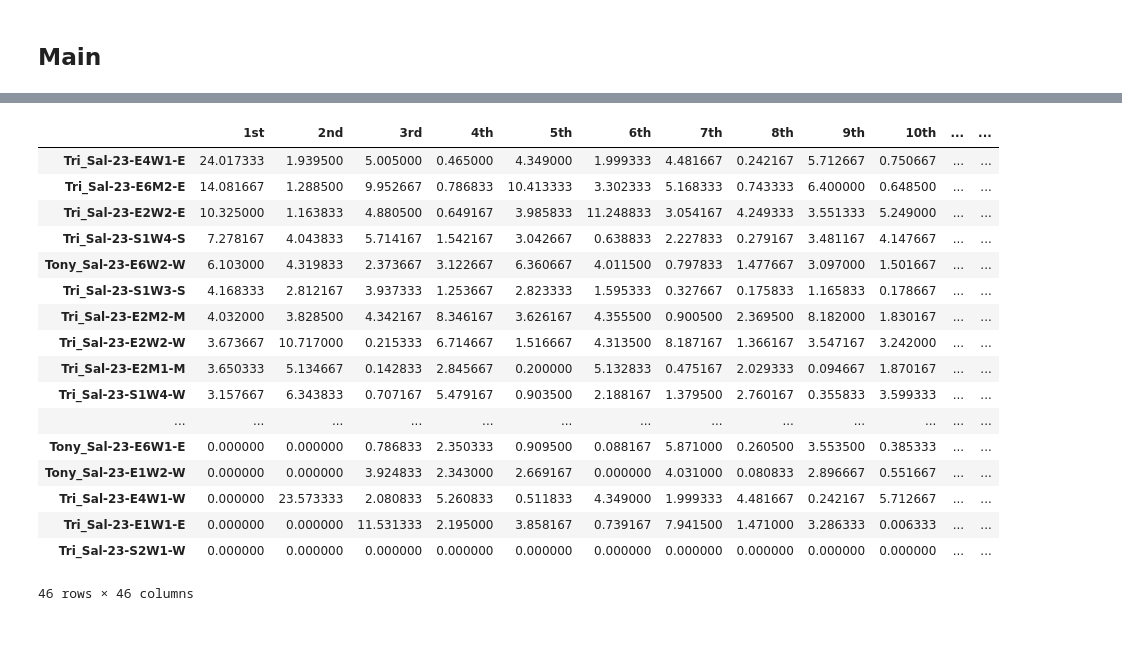
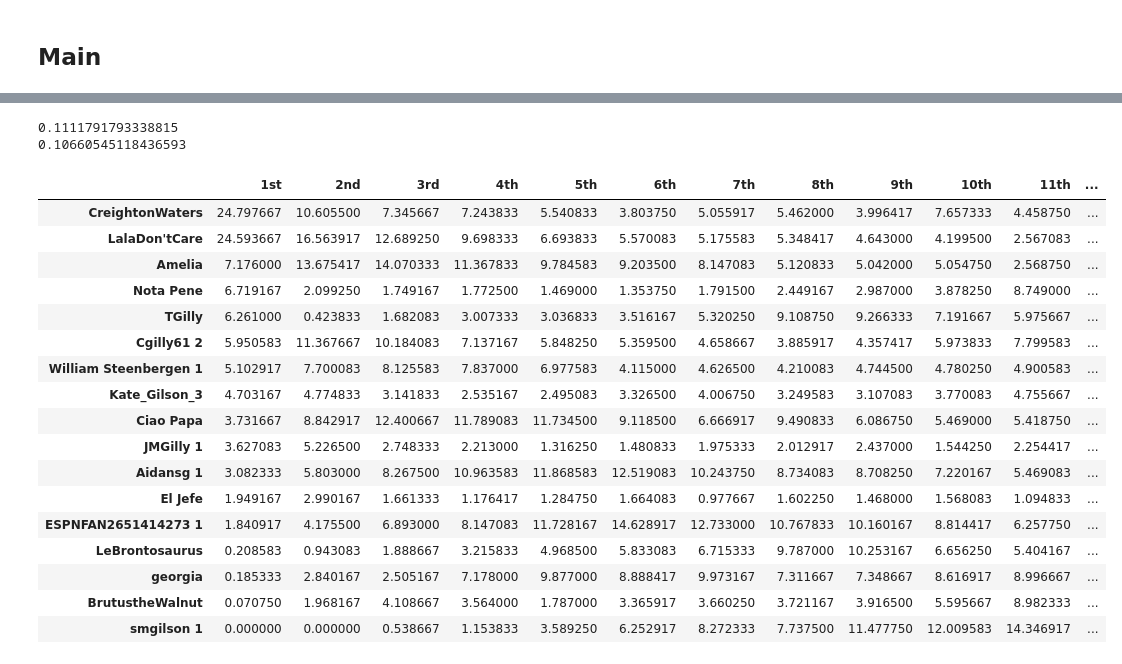
Before and after one commit to Aidan-Gilson/NCAA_Tournament, a Jupyter notebook: tournament.ipynb, the cells around one changed output, grey strips where cells are left out. Cells and saved outputs as stored; diff of their text form; code cells hidden in the pictures; blank space fills up the shorter version.

```diff
--- a/tournament.ipynb
+++ b/tournament.ipynb
@@ -385,7 +385,7 @@ seed_order = ['1', '16', "8", "9", "5", "12", "4", "13", "6", "11", "3", "14", "
 ## Main
 # %%
 # This is the only thing you need to change. Just change to the url of your group
-group_url = "https://fantasy.espncdn.com/tournament-challenge-bracket/2023/en/group?groupID=1030576"
+group_url = "https://fantasy.espn.com/tournament-challenge-bracket/2023/en/group?groupID=5270338"
 
 IDs = get_group(group_url)
 
@@ -404,3 +404,5 @@ https://fantasy.espn.com/tournament-challenge-bracket/2023/en/entry?entryID=8925
+# %%
+results['1'] = ['']
 # %%
 # Runs weighted Monte Carlo Simulation.
 # Weights are proportional to how likely that bracket is to happen based on historical matchups.
@@ -441,31 +461,34 @@ df
 # %%
 # Unweighted Monted Carlo Bracket. Means all possible brackets are equally likely (1 beating a 16 is the same odds as 16 beating a 1)
-total, std = comp_MC(results, brackets, samples = 100000, time_allocated=120, std_thresh=0.1)
+total, std = comp_MC(results, brackets, samples = 100000, time_allocated=300, std_thresh=0.1)
 total = total / np.sum(total[0]) * 100
 columns = ["1st", "2nd", "3rd"]
 for x in range(3, len(IDs)):
 	columns.append(str(x+1)+"th")
 rows = [entry[1] for entry in IDs]
 
 df = pd.DataFrame(total, columns = columns, index = rows)
 df = df.sort_values('1st', ascending=False)
+df.to_csv('Results/2023/DadAlwaysWins_begin_unweighted_sweet16.csv')
 df
 # %% [output]
+0.1111791793338815
+0.10660545118436593
-|  | 1st | 2nd | 3rd | 4th | 5th | 6th | 7th | 8th | 9th | 10th | ... | ... |
-| Tri_Sal-23-E4W1-E | 24.017333 | 1.939500 | 5.005000 | 0.465000 | 4.349000 | 1.999333 | 4.481667 | 0.242167 | 5.712667 | 0.750667 | ... | ... |
-| Tri_Sal-23-E6M2-E | 14.081667 | 1.288500 | 9.952667 | 0.786833 | 10.413333 | 3.302333 | 5.168333 | 0.743333 | 6.400000 | 0.648500 | ... | ... |
-| Tri_Sal-23-E2W2-E | 10.325000 | 1.163833 | 4.880500 | 0.649167 | 3.985833 | 11.248833 | 3.054167 | 4.249333 | 3.551333 | 5.249000 | ... | ... |
-| Tri_Sal-23-S1W4-S | 7.278167 | 4.043833 | 5.714167 | 1.542167 | 3.042667 | 0.638833 | 2.227833 | 0.279167 | 3.481167 | 4.147667 | ... | ... |
-| Tony_Sal-23-E6W2-W | 6.103000 | 4.319833 | 2.373667 | 3.122667 | 6.360667 | 4.011500 | 0.797833 | 1.477667 | 3.097000 | 1.501667 | ... | ... |
-| Tri_Sal-23-S1W3-S | 4.168333 | 2.812167 | 3.937333 | 1.253667 | 2.823333 | 1.595333 | 0.327667 | 0.175833 | 1.165833 | 0.178667 | ... | ... |
-| Tri_Sal-23-E2M2-M | 4.032000 | 3.828500 | 4.342167 | 8.346167 | 3.626167 | 4.355500 | 0.900500 | 2.369500 | 8.182000 | 1.830167 | ... | ... |
-| Tri_Sal-23-E2W2-W | 3.673667 | 10.717000 | 0.215333 | 6.714667 | 1.516667 | 4.313500 | 8.187167 | 1.366167 | 3.547167 | 3.242000 | ... | ... |
-| Tri_Sal-23-E2M1-M | 3.650333 | 5.134667 | 0.142833 | 2.845667 | 0.200000 | 5.132833 | 0.475167 | 2.029333 | 0.094667 | 1.870167 | ... | ... |
-| Tri_Sal-23-S1W4-W | 3.157667 | 6.343833 | 0.707167 | 5.479167 | 0.903500 | 2.188167 | 1.379500 | 2.760167 | 0.355833 | 3.599333 | ... | ... |
-| ... | ... | ... | ... | ... | ... | ... | ... | ... | ... | ... | ... | ... |
-| Tony_Sal-23-E6W1-E | 0.000000 | 0.000000 | 0.786833 | 2.350333 | 0.909500 | 0.088167 | 5.871000 | 0.260500 | 3.553500 | 0.385333 | ... | ... |
-| Tony_Sal-23-E1W2-W | 0.000000 | 0.000000 | 3.924833 | 2.343000 | 2.669167 | 0.000000 | 4.031000 | 0.080833 | 2.896667 | 0.551667 | ... | ... |
-| Tri_Sal-23-E4W1-W | 0.000000 | 23.573333 | 2.080833 | 5.260833 | 0.511833 | 4.349000 | 1.999333 | 4.481667 | 0.242167 | 5.712667 | ... | ... |
-| Tri_Sal-23-E1W1-E | 0.000000 | 0.000000 | 11.531333 | 2.195000 | 3.858167 | 0.739167 | 7.941500 | 1.471000 | 3.286333 | 0.006333 | ... | ... |
-| Tri_Sal-23-S2W1-W | 0.000000 | 0.000000 | 0.000000 | 0.000000 | 0.000000 | 0.000000 | 0.000000 | 0.000000 | 0.000000 | 0.000000 | ... | ... |
+|  | 1st | 2nd | 3rd | 4th | 5th | 6th | 7th | 8th | 9th | 10th | 11th | ... |
+| CreightonWaters | 24.797667 | 10.605500 | 7.345667 | 7.243833 | 5.540833 | 3.803750 | 5.055917 | 5.462000 | 3.996417 | 7.657333 | 4.458750 | ... |
+| LalaDon'tCare | 24.593667 | 16.563917 | 12.689250 | 9.698333 | 6.693833 | 5.570083 | 5.175583 | 5.348417 | 4.643000 | 4.199500 | 2.567083 | ... |
+| Amelia | 7.176000 | 13.675417 | 14.070333 | 11.367833 | 9.784583 | 9.203500 | 8.147083 | 5.120833 | 5.042000 | 5.054750 | 2.568750 | ... |
+| Nota Pene | 6.719167 | 2.099250 | 1.749167 | 1.772500 | 1.469000 | 1.353750 | 1.791500 | 2.449167 | 2.987000 | 3.878250 | 8.749000 | ... |
+| TGilly | 6.261000 | 0.423833 | 1.682083 | 3.007333 | 3.036833 | 3.516167 | 5.320250 | 9.108750 | 9.266333 | 7.191667 | 5.975667 | ... |
+| Cgilly61 2 | 5.950583 | 11.367667 | 10.184083 | 7.137167 | 5.848250 | 5.359500 | 4.658667 | 3.885917 | 4.357417 | 5.973833 | 7.799583 | ... |
+| William Steenbergen 1 | 5.102917 | 7.700083 | 8.125583 | 7.837000 | 6.977583 | 4.115000 | 4.626500 | 4.210083 | 4.744500 | 4.780250 | 4.900583 | ... |
+| Kate_Gilson_3 | 4.703167 | 4.774833 | 3.141833 | 2.535167 | 2.495083 | 3.326500 | 4.006750 | 3.249583 | 3.107083 | 3.770083 | 4.755667 | ... |
+| Ciao Papa | 3.731667 | 8.842917 | 12.400667 | 11.789083 | 11.734500 | 9.118500 | 6.666917 | 9.490833 | 6.086750 | 5.469000 | 5.418750 | ... |
+| JMGilly 1 | 3.627083 | 5.226500 | 2.748333 | 2.213000 | 1.316250 | 1.480833 | 1.975333 | 2.012917 | 2.437000 | 1.544250 | 2.254417 | ... |
+| Aidansg 1 | 3.082333 | 5.803000 | 8.267500 | 10.963583 | 11.868583 | 12.519083 | 10.243750 | 8.734083 | 8.708250 | 7.220167 | 5.469083 | ... |
+| El Jefe | 1.949167 | 2.990167 | 1.661333 | 1.176417 | 1.284750 | 1.664083 | 0.977667 | 1.602250 | 1.468000 | 1.568083 | 1.094833 | ... |
+| ESPNFAN2651414273 1 | 1.840917 | 4.175500 | 6.893000 | 8.147083 | 11.728167 | 14.628917 | 12.733000 | 10.767833 | 10.160167 | 8.814417 | 6.257750 | ... |
+| LeBrontosaurus | 0.208583 | 0.943083 | 1.888667 | 3.215833 | 4.968500 | 5.833083 | 6.715333 | 9.787000 | 10.253167 | 6.656250 | 5.404167 | ... |
+| georgia | 0.185333 | 2.840167 | 2.505167 | 7.178000 | 9.877000 | 8.888417 | 9.973167 | 7.311667 | 7.348667 | 8.616917 | 8.996667 | ... |
+| BrutustheWalnut | 0.070750 | 1.968167 | 4.108667 | 3.564000 | 1.787000 | 3.365917 | 3.660250 | 3.721167 | 3.916500 | 5.595667 | 8.982333 | ... |
+| smgilson 1 | 0.000000 | 0.000000 | 0.538667 | 1.153833 | 3.589250 | 6.252917 | 8.272333 | 7.737500 | 11.477750 | 12.009583 | 14.346917 | ... |
-46 rows × 46 columns
```
Also changed, not shown: parts of 6 cells of this notebook, 4 other files.
